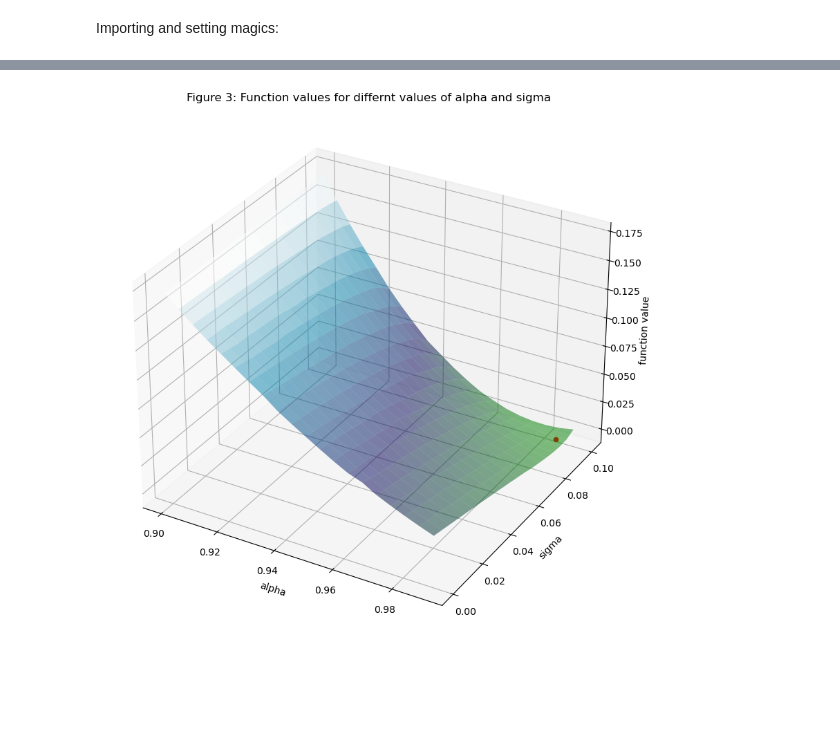
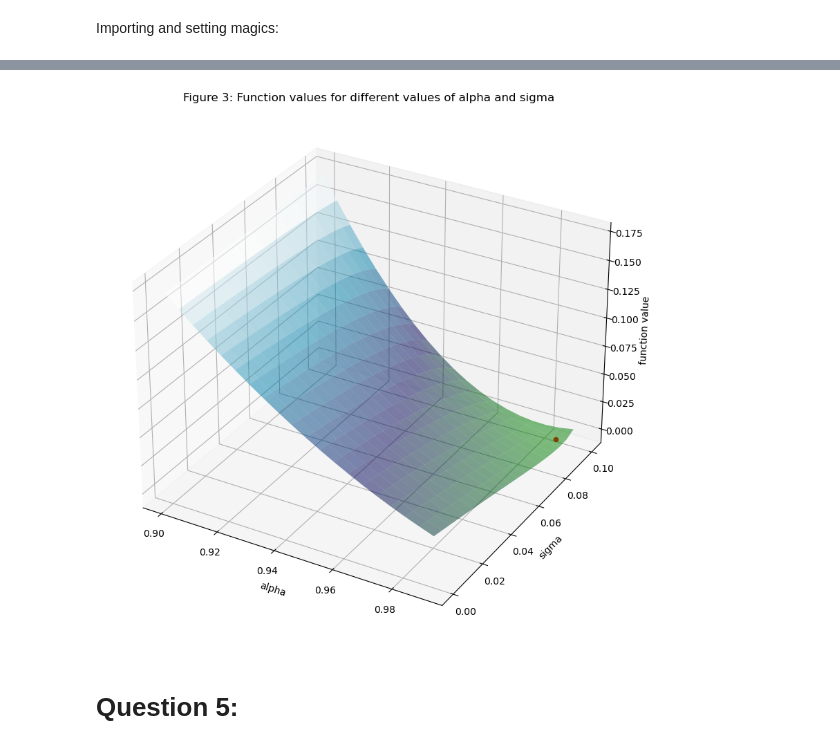
Before and after one commit to NumEconCopenhagen/projects-2023-lnp953, a Jupyter notebook: inauguralproject/inauguralproject.ipynb, the cells around one changed output, grey strips where cells are left out. Saved outputs shown, nothing was run; the diff lists cells and outputs as text; code cells hidden in the pictures; blank space fills up the shorter version.

```diff
--- a/inauguralproject/inauguralproject.ipynb
+++ b/inauguralproject/inauguralproject.ipynb
@@ -199,25 +225,27 @@ for i, alpha in enumerate(alphas):
 # %%
 #Creating a 3D plot by using meshgrid
 
 #Changing the length of the alpha and sigma vector so it is equal to the length of "vec"
 func_values = np.array(vec).reshape(len(alphas), len(sigmas))
 
 #Making 2D grids of alpha and sigma values
 alpha_grid, sigma_grid = np.meshgrid(alphas, sigmas)
 
 #Creating the 3D plot
 figure_three = plt.figure(figsize=(12,10))
 
 #Creating the three dimensions
 ax = plt.axes(projection='3d')
 
-#Plotting
+#Plotting figure 3
 ax.plot_surface(alpha_grid, sigma_grid, func_values, cmap='ocean', alpha = 0.50)
 ax.scatter([0.988], [0.091], [(0.4-model.sol.beta0)**2 + (-0.1-model.sol.beta1)**2], color='red') #Plotting optimal solution
 ax.set_xlabel('alpha')
 ax.set_ylabel('sigma')
 ax.set_zlabel('function value')
-ax.set_title('Figure 3: Function values for differnt values of alpha and sigma') #Title
+ax.set_title('Figure 3: Function values for different values of alpha and sigma')
 plt.show()
 # %% [output]
-[figure, old version]
+[figure, new version]
+# %% [markdown]
+# Question 5:
```
Also changed, not shown: parts of 13 cells of this notebook, 3 other files.
